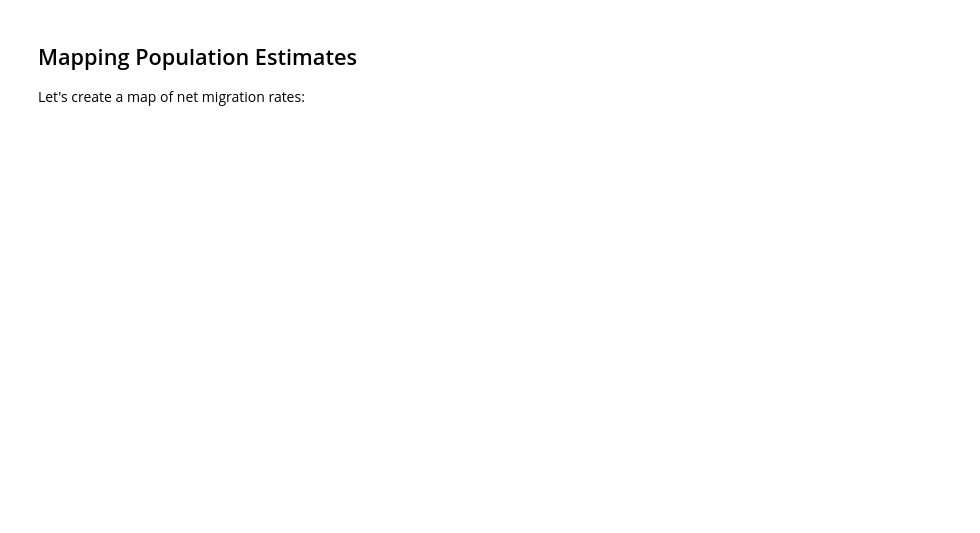
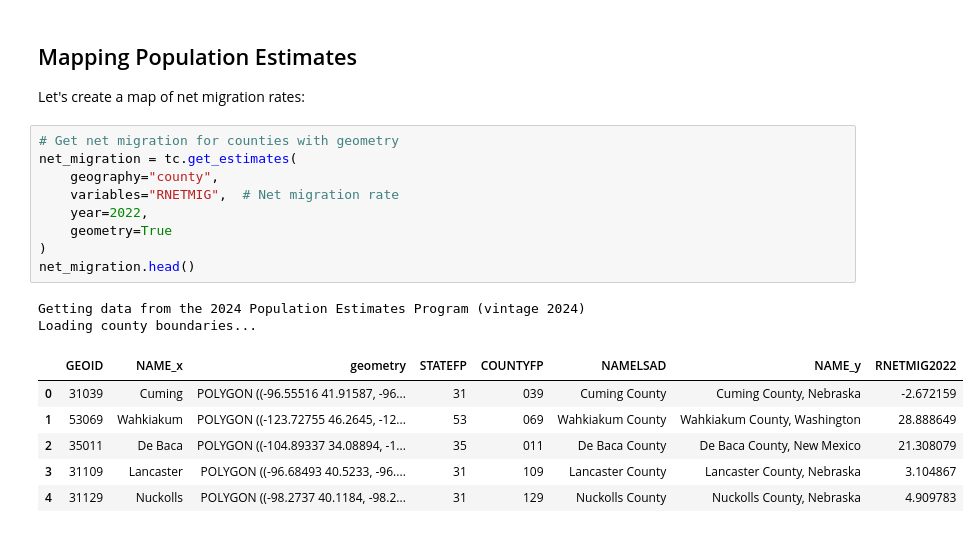
Before and after one commit to mmann1123/pytidycensus, a Jupyter notebook: examples/04_other_datasets.ipynb, the cells around one changed output. Cells and saved outputs as stored; diff of their text form; blank space fills up the shorter version.

```diff
--- a/examples/04_other_datasets.ipynb
+++ b/examples/04_other_datasets.ipynb
@@ -48,4 +72,22 @@ print(us_components['variable'].unique())
 ## Mapping Population Estimates
 
 Let's create a map of net migration rates:
+# %%
+# Get net migration for counties with geometry
+net_migration = tc.get_estimates(
+    geography="county",
+    variables="RNETMIG",  # Net migration rate
+    year=2022,
+    geometry=True
+)
+net_migration.head()
+# %% [output]
+Getting data from the 2024 Population Estimates Program (vintage 2024)
+Loading county boundaries...
+|  | GEOID | NAME_x | geometry | STATEFP | COUNTYFP | NAMELSAD | NAME_y | RNETMIG2022 |
+| 0 | 31039 | Cuming | POLYGON ((-96.55516 41.91587, -96... | 31 | 039 | Cuming County | Cuming County, Nebraska | -2.672159 |
+| 1 | 53069 | Wahkiakum | POLYGON ((-123.72755 46.2645, -12... | 53 | 069 | Wahkiakum County | Wahkiakum County, Washington | 28.888649 |
+| 2 | 35011 | De Baca | POLYGON ((-104.89337 34.08894, -1... | 35 | 011 | De Baca County | De Baca County, New Mexico | 21.308079 |
+| 3 | 31109 | Lancaster | POLYGON ((-96.68493 40.5233, -96.... | 31 | 109 | Lancaster County | Lancaster County, Nebraska | 3.104867 |
+| 4 | 31129 | Nuckolls | POLYGON ((-98.2737 40.1184, -98.2... | 31 | 129 | Nuckolls County | Nuckolls County, Nebraska | 4.909783 |
 # %%
```
Also changed, not shown: parts of 3 cells of this notebook, 4 other files.
